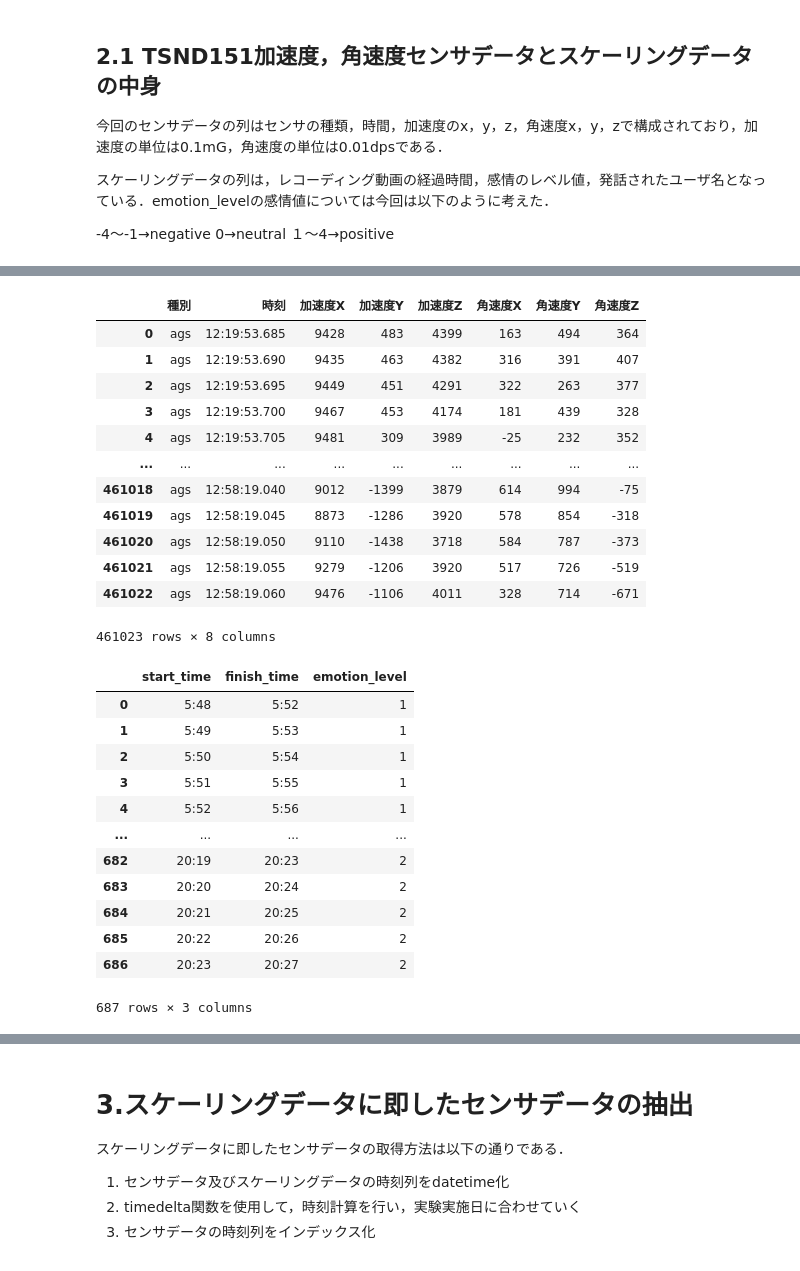
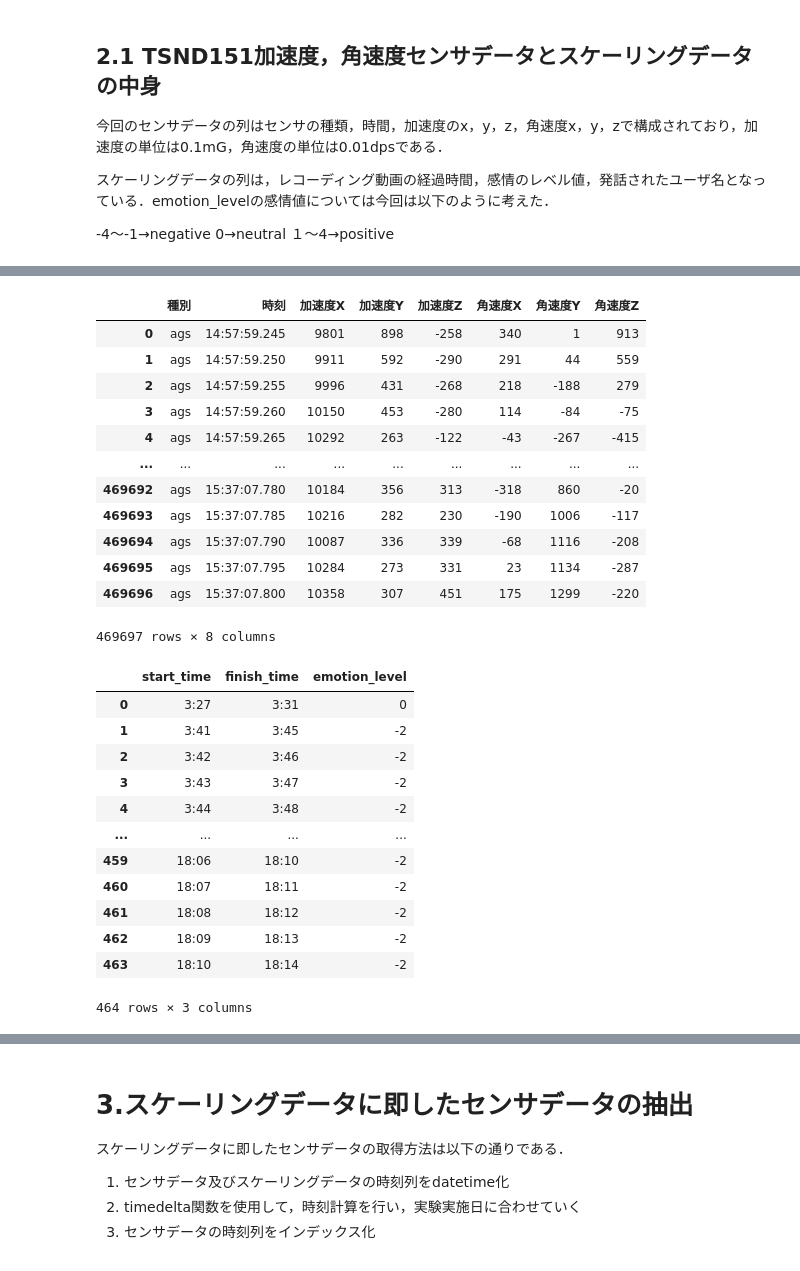
Before and after one commit to aki-1125/exp_gd_20201111, a Jupyter notebook: acc_gyr_gd_20201111_A.ipynb, the cells around one changed output, grey strips where cells are left out. Cells and saved outputs as stored; diff of their text form; code cells hidden in the pictures.

```diff
--- a/acc_gyr_gd_20201111_A.ipynb
+++ b/acc_gyr_gd_20201111_A.ipynb
@@ -75,14 +74,14 @@ def dropna(label):
     a = label.dropna(how='all', axis=1)
     return a
 
-data1_a_label_50 = dropna(data1_a_label_50)
-data1_a_label_60 = dropna(data1_a_label_60)
-data1_a_label_70 = dropna(data1_a_label_70)
-data1_a_label_80 = dropna(data1_a_label_80)
+#data1_a_label_50 = dropna(data1_a_label_50)
+#data1_a_label_60 = dropna(data1_a_label_60)
+#data1_a_label_70 = dropna(data1_a_label_70)
+#data1_a_label_80 = dropna(data1_a_label_80)
 
 # data2_a_label_50 = dropna(data2_a_label_50)
 # data2_a_label_60 = dropna(data2_a_label_60)
-# data2_a_label_70 = dropna(data2_a_label_70)
+data2_a_label_70 = dropna(data2_a_label_70)
 # data2_a_label_80 = dropna(data2_a_label_80)
 # %%
 #欠損値削除
@@ -90,12 +89,12 @@ def dropna(label):
     a = label.dropna(how='all', axis=0)
     return a
 
-data1_a_label_50 = dropna(data1_a_label_50)
-data1_a_label_60 = dropna(data1_a_label_60)
-data1_a_label_70 = dropna(data1_a_label_70)
-data1_a_label_80 = dropna(data1_a_label_80)
+#data1_a_label_50 = dropna(data1_a_label_50)
+#data1_a_label_60 = dropna(data1_a_label_60)
+#data1_a_label_70 = dropna(data1_a_label_70)
+#data1_a_label_80 = dropna(data1_a_label_80)
 
 # data2_a_label_50 = dropna(data2_a_label_50)
 # data2_a_label_60 = dropna(data2_a_label_60)
-# data2_a_label_70 = dropna(data2_a_label_70)
+data2_a_label_70 = dropna(data2_a_label_70)
 # data2_a_label_80 = dropna(data2_a_label_80)
@@ -118,34 +117,34 @@ data1_a_label_50
 # %%
 #生データの確認
-display(data1_a)
-display(data1_a_label_50)
+display(data2_a)
+display(data2_a_label_70)
 # %% [output]
 |  | 種別 | 時刻 | 加速度X | 加速度Y | 加速度Z | 角速度X | 角速度Y | 角速度Z |
-| 0 | ags | 12:19:53.685 | 9428 | 483 | 4399 | 163 | 494 | 364 |
-| 1 | ags | 12:19:53.690 | 9435 | 463 | 4382 | 316 | 391 | 407 |
-| 2 | ags | 12:19:53.695 | 9449 | 451 | 4291 | 322 | 263 | 377 |
-| 3 | ags | 12:19:53.700 | 9467 | 453 | 4174 | 181 | 439 | 328 |
-| 4 | ags | 12:19:53.705 | 9481 | 309 | 3989 | -25 | 232 | 352 |
+| 0 | ags | 14:57:59.245 | 9801 | 898 | -258 | 340 | 1 | 913 |
+| 1 | ags | 14:57:59.250 | 9911 | 592 | -290 | 291 | 44 | 559 |
+| 2 | ags | 14:57:59.255 | 9996 | 431 | -268 | 218 | -188 | 279 |
+| 3 | ags | 14:57:59.260 | 10150 | 453 | -280 | 114 | -84 | -75 |
+| 4 | ags | 14:57:59.265 | 10292 | 263 | -122 | -43 | -267 | -415 |
 | ... | ... | ... | ... | ... | ... | ... | ... | ... |
-| 461018 | ags | 12:58:19.040 | 9012 | -1399 | 3879 | 614 | 994 | -75 |
-| 461019 | ags | 12:58:19.045 | 8873 | -1286 | 3920 | 578 | 854 | -318 |
-| 461020 | ags | 12:58:19.050 | 9110 | -1438 | 3718 | 584 | 787 | -373 |
-| 461021 | ags | 12:58:19.055 | 9279 | -1206 | 3920 | 517 | 726 | -519 |
-| 461022 | ags | 12:58:19.060 | 9476 | -1106 | 4011 | 328 | 714 | -671 |
+| 469692 | ags | 15:37:07.780 | 10184 | 356 | 313 | -318 | 860 | -20 |
+| 469693 | ags | 15:37:07.785 | 10216 | 282 | 230 | -190 | 1006 | -117 |
+| 469694 | ags | 15:37:07.790 | 10087 | 336 | 339 | -68 | 1116 | -208 |
+| 469695 | ags | 15:37:07.795 | 10284 | 273 | 331 | 23 | 1134 | -287 |
+| 469696 | ags | 15:37:07.800 | 10358 | 307 | 451 | 175 | 1299 | -220 |
-461023 rows × 8 columns
+469697 rows × 8 columns
 |  | start_time | finish_time | emotion_level |
-| 0 | 5:48 | 5:52 | 1 |
-| 1 | 5:49 | 5:53 | 1 |
-| 2 | 5:50 | 5:54 | 1 |
-| 3 | 5:51 | 5:55 | 1 |
-| 4 | 5:52 | 5:56 | 1 |
+| 0 | 3:27 | 3:31 | 0 |
+| 1 | 3:41 | 3:45 | -2 |
+| 2 | 3:42 | 3:46 | -2 |
+| 3 | 3:43 | 3:47 | -2 |
+| 4 | 3:44 | 3:48 | -2 |
 | ... | ... | ... | ... |
-| 682 | 20:19 | 20:23 | 2 |
-| 683 | 20:20 | 20:24 | 2 |
-| 684 | 20:21 | 20:25 | 2 |
-| 685 | 20:22 | 20:26 | 2 |
-| 686 | 20:23 | 20:27 | 2 |
+| 459 | 18:06 | 18:10 | -2 |
+| 460 | 18:07 | 18:11 | -2 |
+| 461 | 18:08 | 18:12 | -2 |
+| 462 | 18:09 | 18:13 | -2 |
+| 463 | 18:10 | 18:14 | -2 |
-687 rows × 3 columns
+464 rows × 3 columns
 # %%
 #合成加速度と合成角速度の算出
 def norm_order(sensor_data):
```
Also changed, not shown: parts of 53 cells of this notebook, 3 other files.
